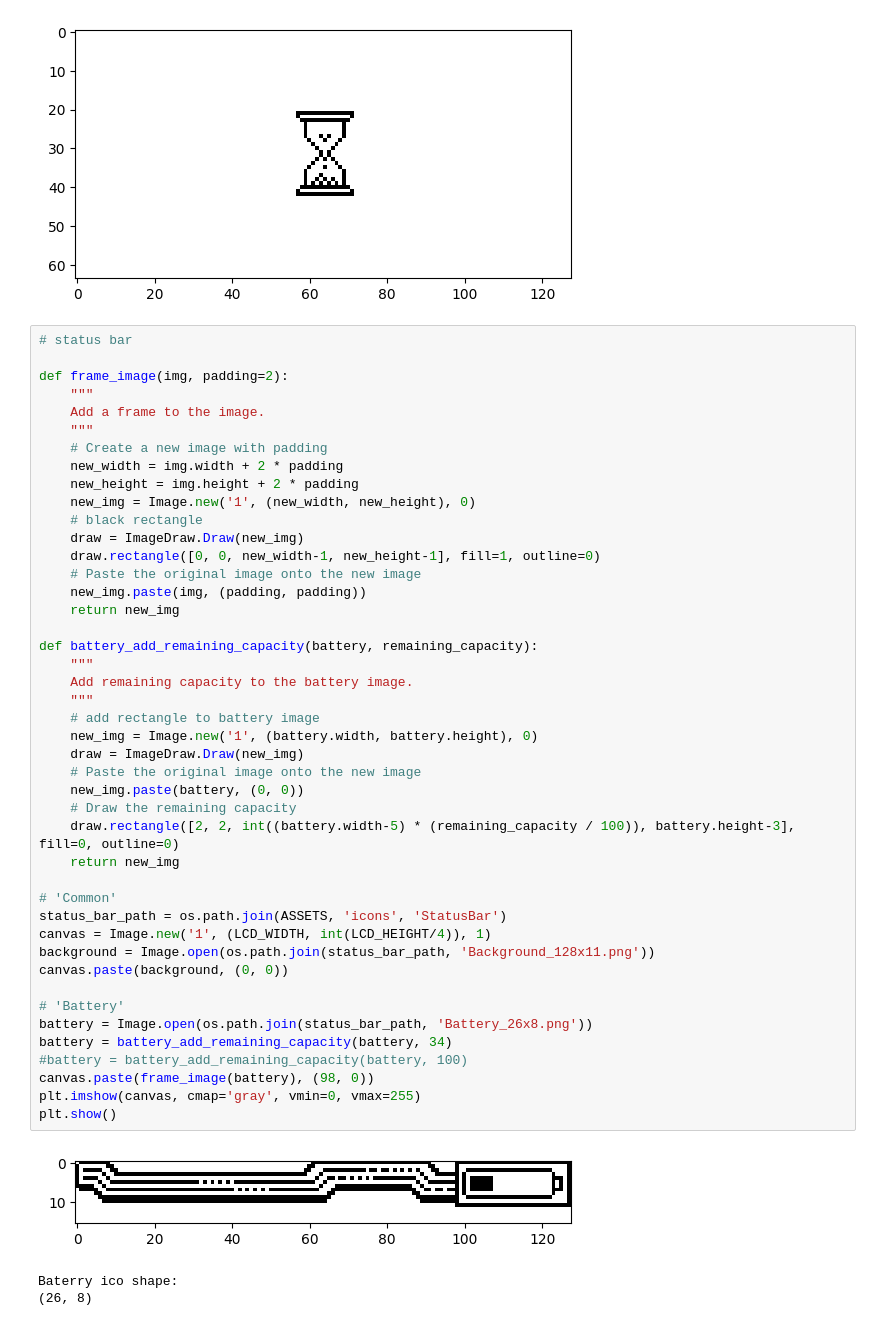
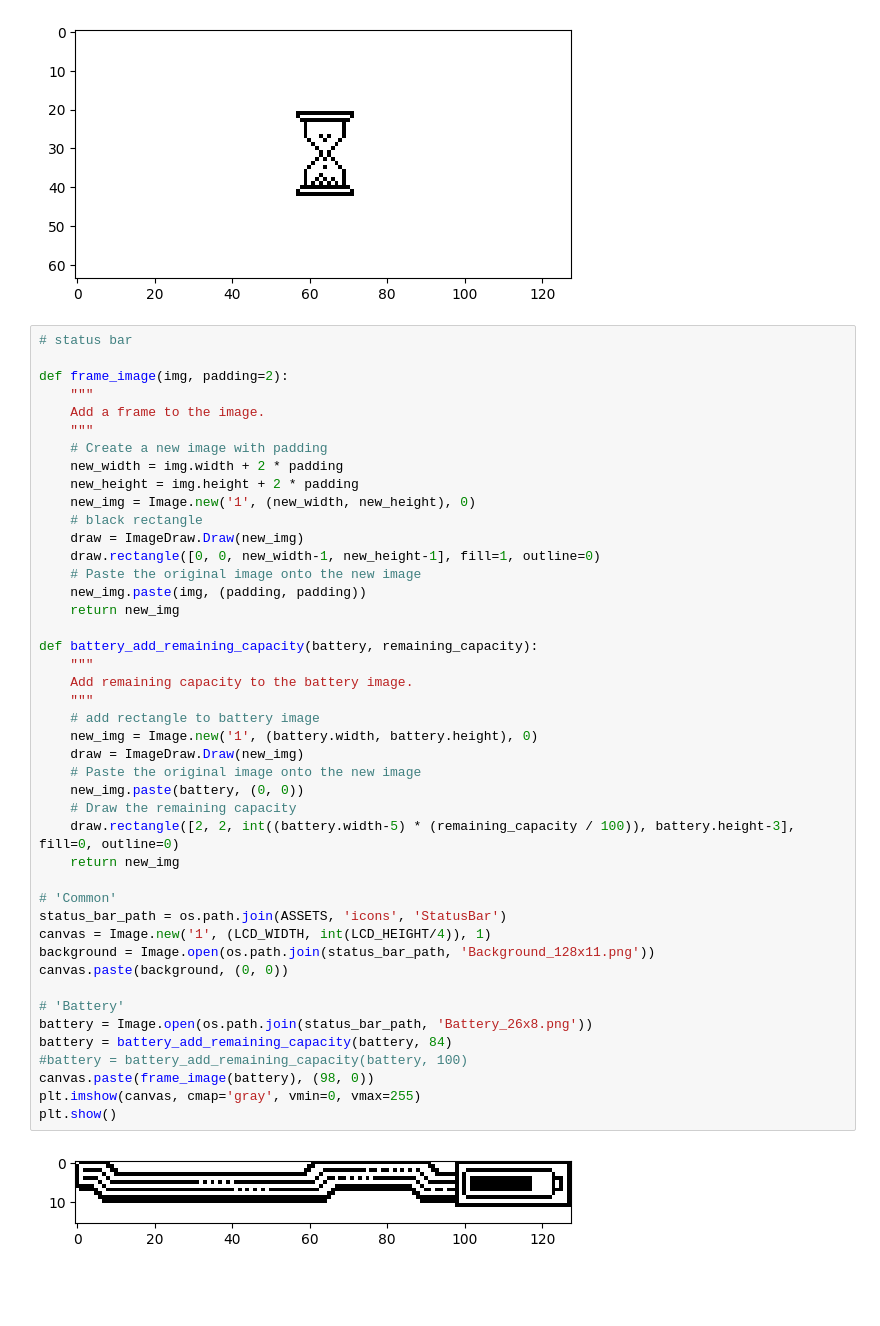
Before and after one commit to elPytel/RPi_Zero_Gothi, a Jupyter notebook: notebook.ipynb, the cells around one changed output. Cells and saved outputs as stored; diff of their text form; blank space fills up the shorter version.

```diff
--- a/notebook.ipynb
+++ b/notebook.ipynb
@@ -77,34 +77,32 @@ def frame_image(img, padding=2):
     # Paste the original image onto the new image
     new_img.paste(img, (padding, padding))
     return new_img
 
 def battery_add_remaining_capacity(battery, remaining_capacity):
     """
     Add remaining capacity to the battery image.
     """
     # add rectangle to battery image
     new_img = Image.new('1', (battery.width, battery.height), 0)
     draw = ImageDraw.Draw(new_img)
     # Paste the original image onto the new image
     new_img.paste(battery, (0, 0))
     # Draw the remaining capacity
     draw.rectangle([2, 2, int((battery.width-5) * (remaining_capacity / 100)), battery.height-3], fill=0, outline=0)
     return new_img
 
 # 'Common'
 status_bar_path = os.path.join(ASSETS, 'icons', 'StatusBar')
 canvas = Image.new('1', (LCD_WIDTH, int(LCD_HEIGHT/4)), 1)
 background = Image.open(os.path.join(status_bar_path, 'Background_128x11.png'))
 canvas.paste(background, (0, 0))
 
 # 'Battery'
 battery = Image.open(os.path.join(status_bar_path, 'Battery_26x8.png'))
-battery = battery_add_remaining_capacity(battery, 34)
+battery = battery_add_remaining_capacity(battery, 84)
 #battery = battery_add_remaining_capacity(battery, 100)
 canvas.paste(frame_image(battery), (98, 0))
 plt.imshow(canvas, cmap='gray', vmin=0, vmax=255)
 plt.show()
 # %% [output]
-[figure, old version]
+[figure, new version]
-Baterry ico shape:
-(26, 8)
```
Also changed, not shown: parts of 2 cells of this notebook, 3 other files.
